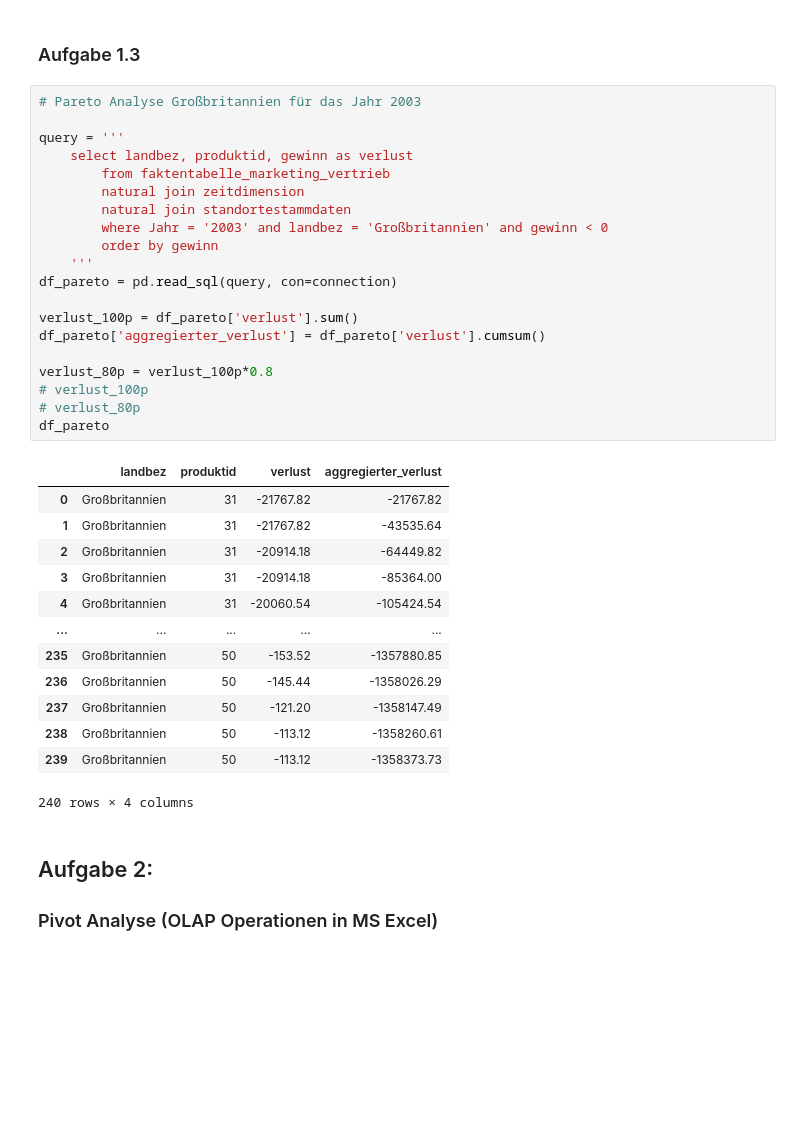
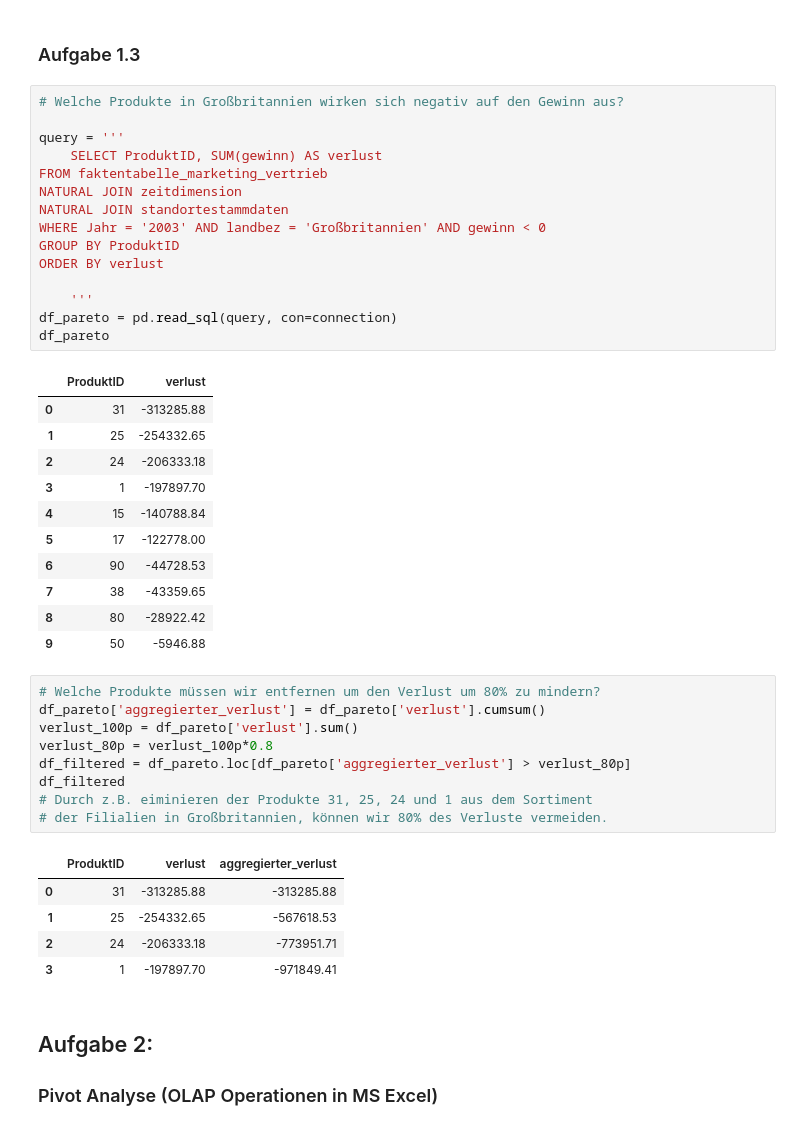
Before and after one commit to Kaetherine/BI-Uebungsblaetter, a Jupyter notebook: LE2/BI23_U╠êbungsblatt_LE2_OLAP.ipynb, the cells around one changed output. Cells and saved outputs as stored; diff of their text form; blank space fills up the shorter version.

```diff
--- a/LE2/BI23_U╠êbungsblatt_LE2_OLAP.ipynb
+++ b/LE2/BI23_U╠êbungsblatt_LE2_OLAP.ipynb
@@ -138,39 +138,47 @@ df_verlust23
 # %% [markdown]
 ### Aufgabe 1.3
 # %%
-# Pareto Analyse Großbritannien für das Jahr 2003
+# Welche Produkte in Großbritannien wirken sich negativ auf den Gewinn aus?
 
 query = '''
-    select landbez, produktid, gewinn as verlust
-        from faktentabelle_marketing_vertrieb
-        natural join zeitdimension
-        natural join standortestammdaten
-        where Jahr = '2003' and landbez = 'Großbritannien' and gewinn < 0
-        order by gewinn
+    SELECT ProduktID, SUM(gewinn) AS verlust
+FROM faktentabelle_marketing_vertrieb
+NATURAL JOIN zeitdimension
+NATURAL JOIN standortestammdaten
+WHERE Jahr = '2003' AND landbez = 'Großbritannien' AND gewinn < 0
+GROUP BY ProduktID
+ORDER BY verlust
+
     '''
 df_pareto = pd.read_sql(query, con=connection)
-
-verlust_100p = df_pareto['verlust'].sum()
-df_pareto['aggregierter_verlust'] = df_pareto['verlust'].cumsum()
-
-verlust_80p = verlust_100p*0.8
-# verlust_100p
-# verlust_80p
 df_pareto
 # %% [output]
-|  | landbez | produktid | verlust | aggregierter_verlust |
-| 0 | Großbritannien | 31 | -21767.82 | -21767.82 |
-| 1 | Großbritannien | 31 | -21767.82 | -43535.64 |
-| 2 | Großbritannien | 31 | -20914.18 | -64449.82 |
-| 3 | Großbritannien | 31 | -20914.18 | -85364.00 |
-| 4 | Großbritannien | 31 | -20060.54 | -105424.54 |
-| ... | ... | ... | ... | ... |
-| 235 | Großbritannien | 50 | -153.52 | -1357880.85 |
-| 236 | Großbritannien | 50 | -145.44 | -1358026.29 |
-| 237 | Großbritannien | 50 | -121.20 | -1358147.49 |
-| 238 | Großbritannien | 50 | -113.12 | -1358260.61 |
-| 239 | Großbritannien | 50 | -113.12 | -1358373.73 |
+|  | ProduktID | verlust |
+| 0 | 31 | -313285.88 |
+| 1 | 25 | -254332.65 |
+| 2 | 24 | -206333.18 |
+| 3 | 1 | -197897.70 |
+| 4 | 15 | -140788.84 |
+| 5 | 17 | -122778.00 |
+| 6 | 90 | -44728.53 |
+| 7 | 38 | -43359.65 |
+| 8 | 80 | -28922.42 |
+| 9 | 50 | -5946.88 |
-240 rows × 4 columns
+# %%
+# Welche Produkte müssen wir entfernen um den Verlust um 80% zu mindern?
+df_pareto['aggregierter_verlust'] = df_pareto['verlust'].cumsum()
+verlust_100p = df_pareto['verlust'].sum()
+verlust_80p = verlust_100p*0.8
+df_filtered = df_pareto.loc[df_pareto['aggregierter_verlust'] > verlust_80p]
+df_filtered
+# Durch z.B. eiminieren der Produkte 31, 25, 24 und 1 aus dem Sortiment
+# der Filialien in Großbritannien, können wir 80% des Verluste vermeiden.
+# %% [output]
+|  | ProduktID | verlust | aggregierter_verlust |
+| 0 | 31 | -313285.88 | -313285.88 |
+| 1 | 25 | -254332.65 | -567618.53 |
+| 2 | 24 | -206333.18 | -773951.71 |
+| 3 | 1 | -197897.70 | -971849.41 |
 # %% [markdown]
 ## Aufgabe 2:
 ### Pivot Analyse (OLAP Operationen in MS Excel)
```
